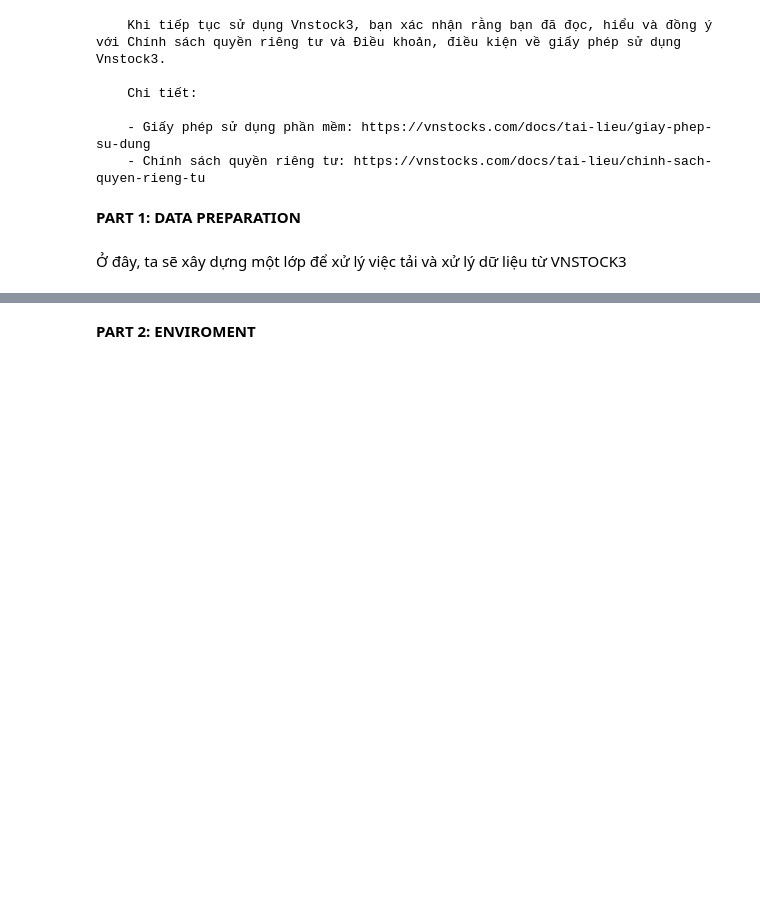
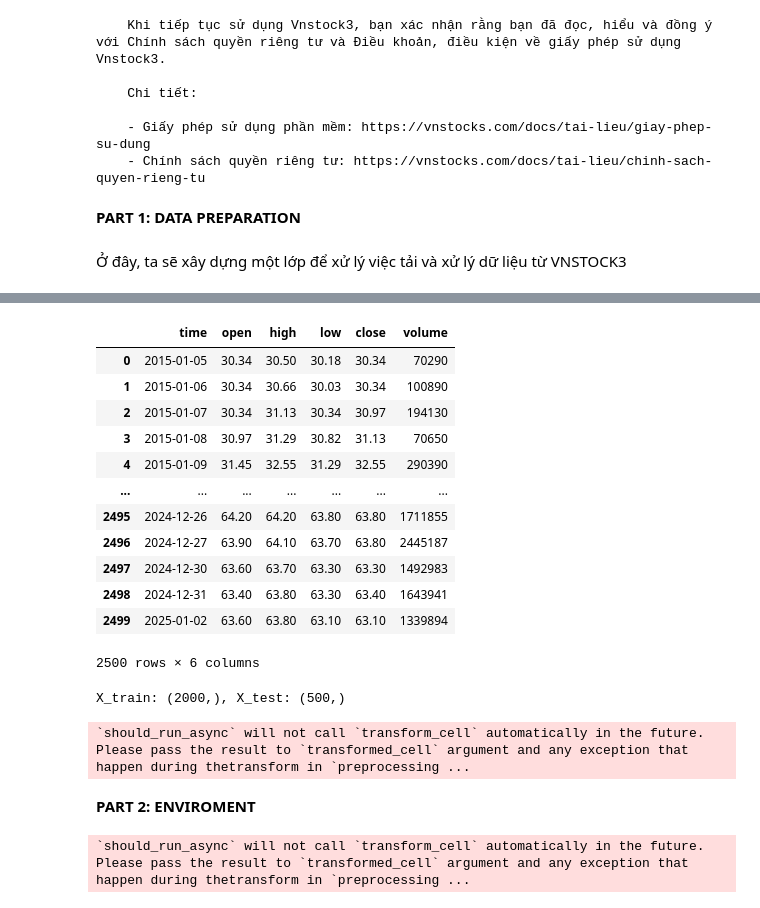
Before and after one commit to Likelipop/DQL_Trading_based, a Jupyter notebook: new_code.ipynb, the cells around one changed output, grey strips where cells are left out. Saved outputs shown, nothing was run; the diff lists cells and outputs as text; code cells hidden in the pictures; blank space fills up the shorter version.

```diff
--- a/new_code.ipynb
+++ b/new_code.ipynb
@@ -53,7 +35,7 @@ def load_data(symbol, date_start, date_end):
         # Replace with actual vnstock3 data loading logic
         # Example using a placeholder CSV file
         # df = pd.read_csv(f"path/to/data/{symbol}.csv")
-        stock = Vnstock().stock(symbol=symbol, source=symbol)
+        stock = Vnstock().stock(symbol=symbol, source="VCI")
         return stock.quote.history(start=date_start, end=date_end)
     except FileNotFoundError:
         print(f"Error: Data for symbol '{symbol}' not found.")
@@ -61,3 +43,7 @@ def load_data(symbol, date_start, date_end):
     except Exception as e:
         print(f"An error occurred: {e}")
         return None
+# %%
+df_data = load_data(symbol = "VNM",date_start = "2015-01-01", date_end = "2025-01-01")
+df_data
+# %% [output]
@@ -64,3 +52,23 @@ def load_data(symbol, date_start, date_end):
+|  | time | open | high | low | close | volume |
+| 0 | 2015-01-05 | 30.34 | 30.50 | 30.18 | 30.34 | 70290 |
+| 1 | 2015-01-06 | 30.34 | 30.66 | 30.03 | 30.34 | 100890 |
+| 2 | 2015-01-07 | 30.34 | 31.13 | 30.34 | 30.97 | 194130 |
+| 3 | 2015-01-08 | 30.97 | 31.29 | 30.82 | 31.13 | 70650 |
+| 4 | 2015-01-09 | 31.45 | 32.55 | 31.29 | 32.55 | 290390 |
+| ... | ... | ... | ... | ... | ... | ... |
+| 2495 | 2024-12-26 | 64.20 | 64.20 | 63.80 | 63.80 | 1711855 |
+| 2496 | 2024-12-27 | 63.90 | 64.10 | 63.70 | 63.80 | 2445187 |
+| 2497 | 2024-12-30 | 63.60 | 63.70 | 63.30 | 63.30 | 1492983 |
+| 2498 | 2024-12-31 | 63.40 | 63.80 | 63.30 | 63.40 | 1643941 |
+| 2499 | 2025-01-02 | 63.60 | 63.80 | 63.10 | 63.10 | 1339894 |
+2500 rows × 6 columns
+# %%
+close_column = df_data["close"].to_numpy()
+Xtrain, Xtest = close_column[:int(len(close_column)*0.8)], close_column[int(len(close_column)*0.8):]
+print(f"X_train: {Xtrain.shape}, X_test: {Xtest.shape}")
+# %% [output]
+X_train: (2000,), X_test: (500,)
+`should_run_async` will not call `transform_cell` automatically in the future. Please pass the result to `transformed_cell` argument and any exception that happen during thetransform in `preprocessing ...
 # %% [markdown]
 **PART 2: ENVIROMENT**
 # %%
@@ -69,9 +77,9 @@ from gymnasium import spaces
 import numpy as np
 import matplotlib.pyplot as plt
 class TradingEnv(gym.Env):
-    def __init__(self, window_size,symbol):
+    def __init__(self, window_size):
         super(TradingEnv, self).__init__()
-        self.data = load_data(symbol)
+        self.data = Xtrain
         self.window_size = window_size
         self.current_step = self.window_size
         self.action_space = spaces.Discrete(3)  # [0: Sell, 1: Hold, 2: Buy]
@@ -84,11 +92,13 @@ class TradingEnv(gym.Env):
         self.total_profit = 0
 
     def reset(self):
-        self.current_step = self.window_size
+        self.current_step = 0
+        self.logs = {'states_buy': [], 'states_sell': []}
         self.inventory = []
         self.done = False
+        self.total_profit = 0
 
-        return self._next_observation()
+        return self._next_observation(),{}
 
     def _next_observation(self):
         if self.current_step < self.window_size:
@@ -109,8 +119,11 @@ class TradingEnv(gym.Env):
         current_price = self.data[self.current_step]
 
         # Action logic
-        if action == 0:  # Sell
-            reward = self.inventory.pop() - current_price
+        if (action == 0) and (len(self.inventory) > 0):  # Sell
+            bought_price = self.inventory.pop(0)
+            self.logs['states_sell'].append(self.current_step)
+            reward = max(current_price - bought_price, 0)
+
         elif action == 2:  # Buy
             self.inventory.append(current_price)
             reward = 0
@@ -124,6 +137,9 @@ class TradingEnv(gym.Env):
         observation = self._next_observation()
         info = {}
 
+        if self.done:
+          self.render()
+
         return observation, reward, self.done, info
 
     def render(self, mode='rgb'):
@@ -134,6 +150,8 @@ class TradingEnv(gym.Env):
         plt.title('Total gains: %f'%self.total_profit)
         plt.legend()
         plt.show()
+# %% [output]
+`should_run_async` will not call `transform_cell` automatically in the future. Please pass the result to `transformed_cell` argument and any exception that happen during thetransform in `preprocessing ...
 # %%
 from gymnasium.envs.registration import register
 register(
```
Also changed, not shown: parts of 7 cells of this notebook.
